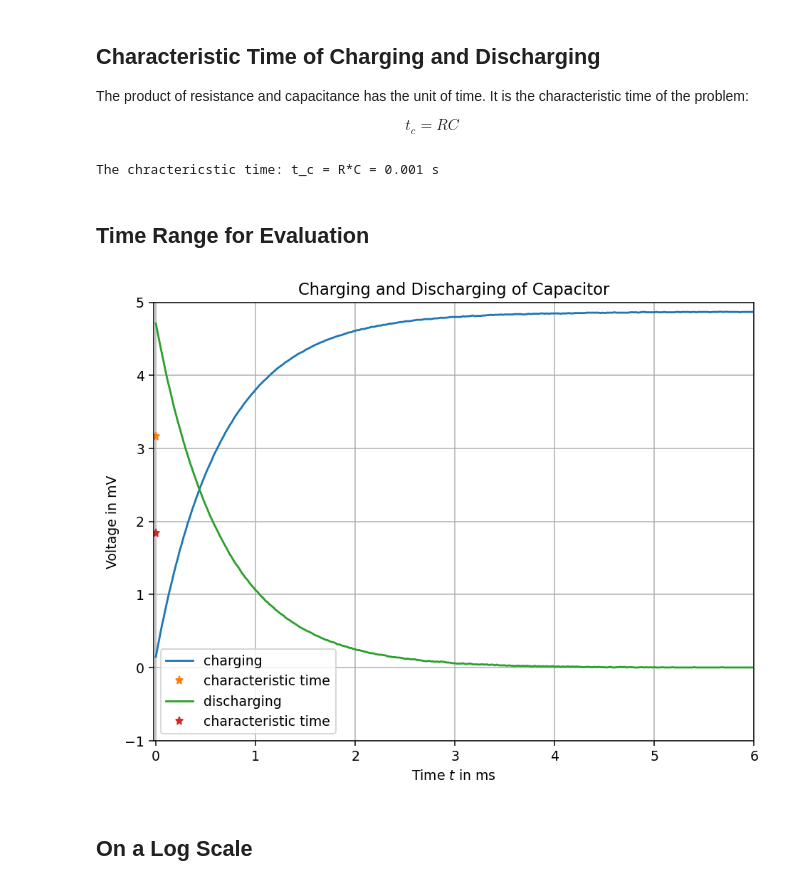
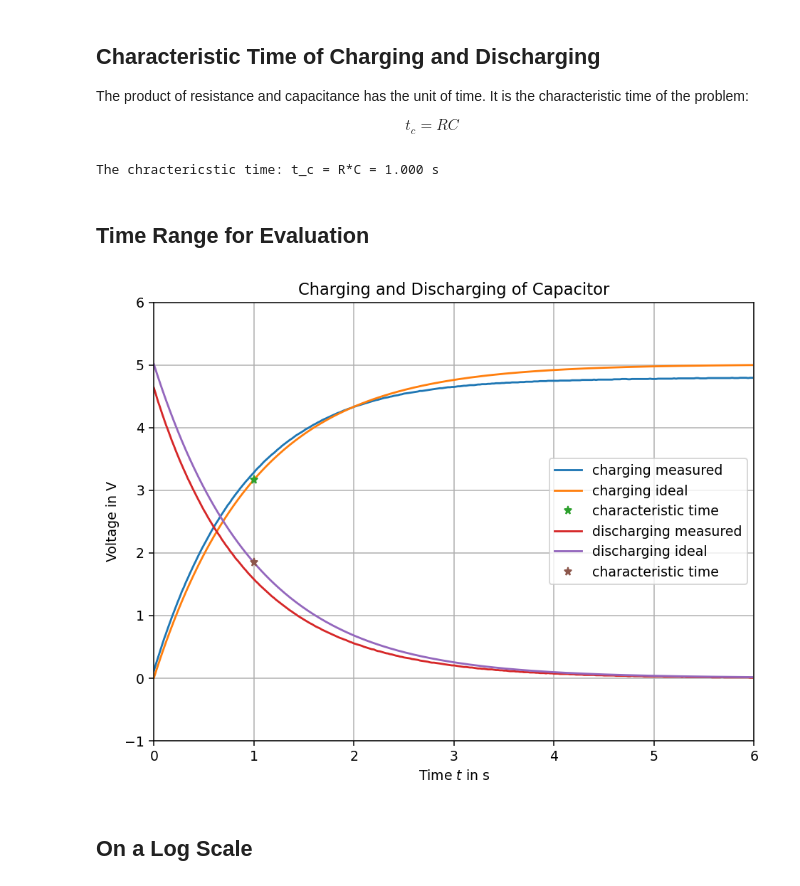
Before and after one commit to seifeldingamal/EE_1.08-Physics, a Jupyter notebook: EE_1.08_2_EEng_LAB_WS2022/ex2/Capacitor_Exercise_V001.ipynb, the cells around one changed output. Drawn from its saved outputs; the diff is of its cells as text; code cells hidden in the pictures.

Commit message:
Interactive plot ex2

```diff
--- a/EE_1.08_2_EEng_LAB_WS2022/ex2/Capacitor_Exercise_V001.ipynb
+++ b/EE_1.08_2_EEng_LAB_WS2022/ex2/Capacitor_Exercise_V001.ipynb
@@ -143,10 +143,10 @@ def V_discharge(t, V0=1.0, R=1.e3, C=1.e-6):
 # %% [markdown]
 ## Parameters
 # %%
-R = 1e3 # 1 kilo Ohm
-C = 1e-6 # 1 micro Farad
+R = 10e3 # 10 kilo Ohm
+C = 100e-6 # 1 micro Farad
 
-V0 = VS = 5 # Output voltage produced by the Arduino UNO
+V0 = VS = 5.01 # Output voltage produced by the Arduino UNO
 # %% [markdown]
 ## Characteristic Time of Charging and Discharging
 
@@ -161,7 +161,7 @@ tc = R*C # s
 
 print(f"The chractericstic time: t_c = R*C = {tc:.3f} s")
 # %% [output]
-The chractericstic time: t_c = R*C = 0.001 s
+The chractericstic time: t_c = R*C = 1.000 s
 # %% [markdown]
 ## Time Range for Evaluation
 # %%
@@ -170,25 +170,27 @@ t = np.arange(len(df_charging.chargeMV))*20/1000 # s
 # %%
 charging_V_C = df_charging.capacitorMV/1e3
 discharging_V_C = df_discharging.capacitorMV/1e3
 
 fig1, ax1 = plt.subplots(figsize=(8,6), dpi=136)
-ax1.plot(t,charging_V_C, label="charging")
+ax1.plot(t,charging_V_C, label="charging measured")
+ax1.plot(t,V_charge(t,V0,R,C), label="charging ideal")
 ax1.plot(tc,V_charge(tc,V0,R,C),"*", label ="characteristic time")
 
-ax1.plot(t,discharging_V_C, label="discharging")
+ax1.plot(t,discharging_V_C, label="discharging measured")
+ax1.plot(t,V_discharge(t,V0,R,C), label="discharging ideal")
 ax1.plot(tc,V_discharge(tc,V0,R,C),"*", label ="characteristic time")
 
-ax1.set_xlabel("Time $t$ in ms")
-ax1.set_ylabel("Voltage in mV")
+ax1.set_xlabel("Time $t$ in s")
+ax1.set_ylabel("Voltage in V")
 ax1.set_title("Charging and Discharging of Capacitor")
-ax1.set_xlim(-0.02,6)
-ax1.set_ylim(-1,5)
+ax1.set_xlim(0,6)
+ax1.set_ylim(-1,6)
 ax1.grid(True)
 ax1.legend()
 plt.plot()
 plt.show()
 # %% [output]
-[figure, old version]
+[figure, new version]
 # %% [markdown]
 ## On a Log Scale
 # %%
```
Also changed, not shown: parts of 7 cells of this notebook, 3 other files.
